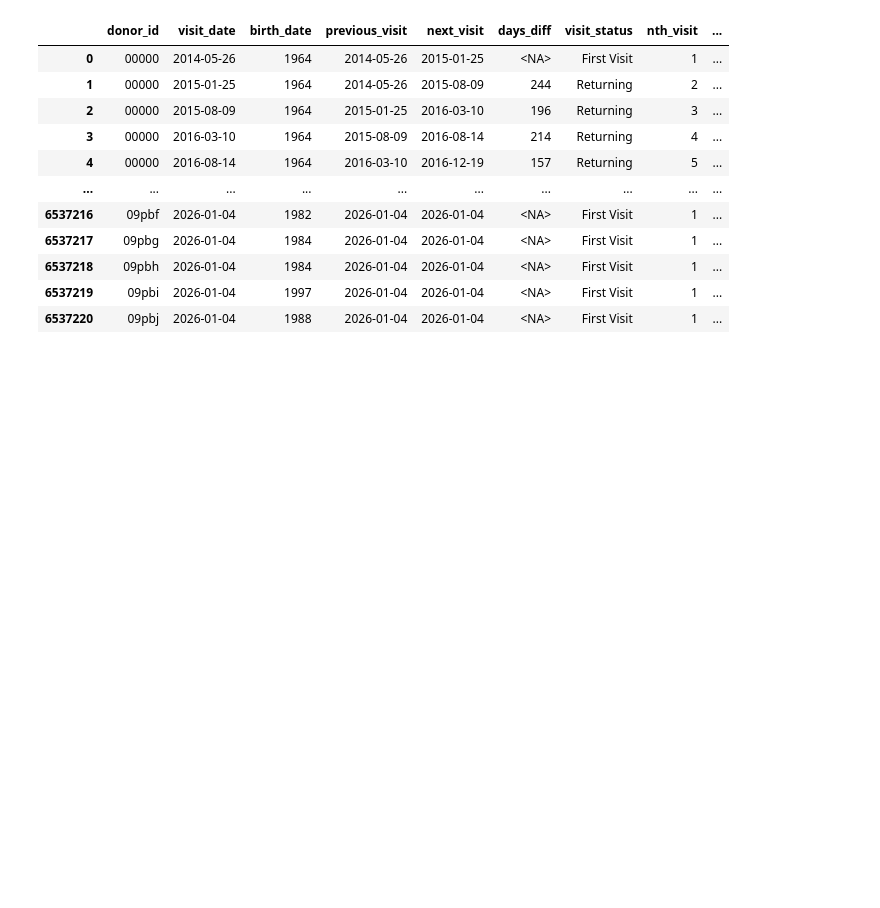
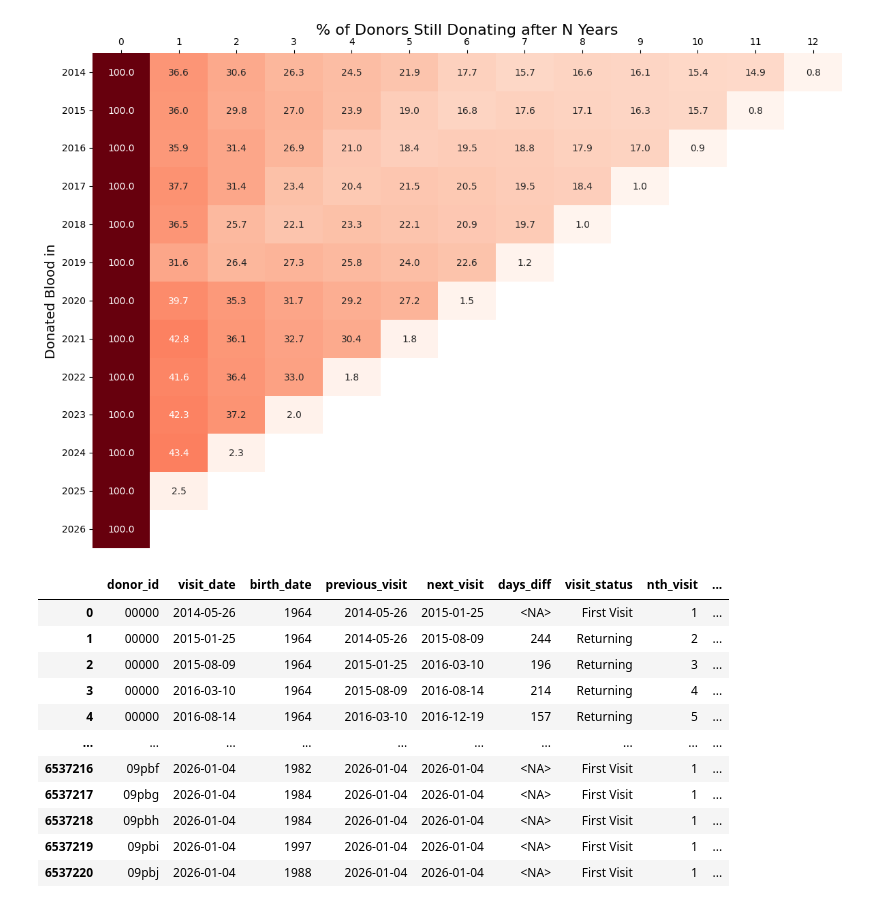
Before and after one commit to amaknabil/etl-blood-donation, a Jupyter notebook: eda/retention_eda.ipynb, the cells around one changed output. Cells and saved outputs as stored; diff of their text form; code cells hidden in the pictures; blank space fills up the shorter version.

Commit message:
improve retention graph

```diff
--- a/eda/retention_eda.ipynb
+++ b/eda/retention_eda.ipynb
@@ -2,4 +2,4 @@
 import duckdb
 import matplotlib.pyplot as plt
 
-con = duckdb.connect("../blood_data1.duckdb")
+con = duckdb.connect("../blood_data.duckdb")
@@ -6,3 +57,53 @@ con = duckdb.connect("../blood_data1.duckdb")
+# %%
+import pandas as pd
+import seaborn as sns
+import matplotlib.pyplot as plt
+
+# 2. Process data into a Percentage Matrix
+matrix_data = []
+rows = []
+
+for start_year, data in results.items():
+    rows.append(start_year)
+    base_count = data['total']
+
+    # Initialize a row dictionary
+    row_dict = {}
+    row_dict[0] = 100.0
+    for future_year, count in data.items():
+        if future_year == 'total':
+            continue
+
+        delta_years = future_year - start_year
+        if delta_years > 0:
+            percentage = (count / base_count) * 100
+            row_dict[delta_years] = percentage
+
+    matrix_data.append(row_dict)
+
+df = pd.DataFrame(matrix_data, index=rows)
+df = df.sort_index()
+
+# 3. Create the Heatmap
+plt.figure(figsize=(12, 8))
+ax = sns.heatmap(df,
+            annot=True,
+            fmt=".1f",
+            cmap="Reds",
+            cbar=False,
+            vmin=0, vmax=100)
+
+# 4. Styling to match the image
+ax.set_title("% of Donors Still Donating after N Years", fontsize=16, pad=20)
+ax.set_ylabel("Donated Blood in", fontsize=14)
+ax.xaxis.tick_top() # Move x-axis labels to top
+ax.xaxis.set_label_position('top')
+
+plt.yticks(rotation=0)
+plt.tight_layout()
+plt.show()
+# %% [output]
+[figure, added]
 # %%
 con.close()
 # %%
```
Also changed, not shown: parts of 2 cells of this notebook, 2 other files.
